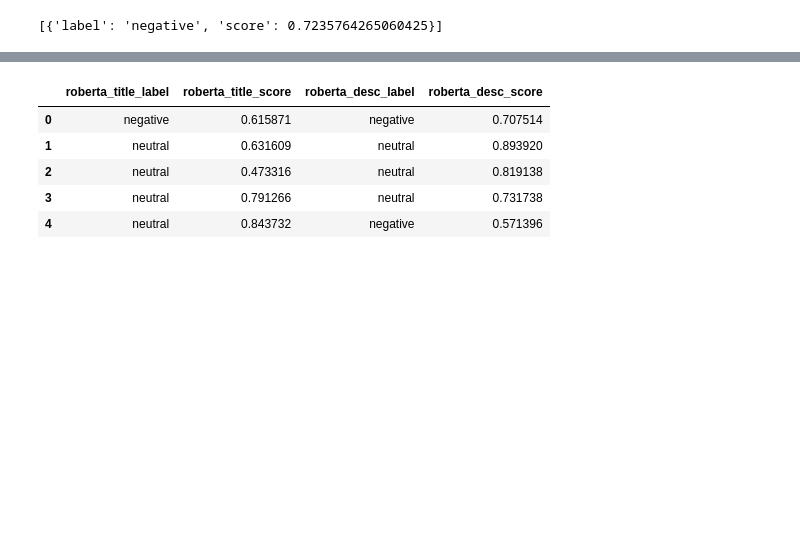
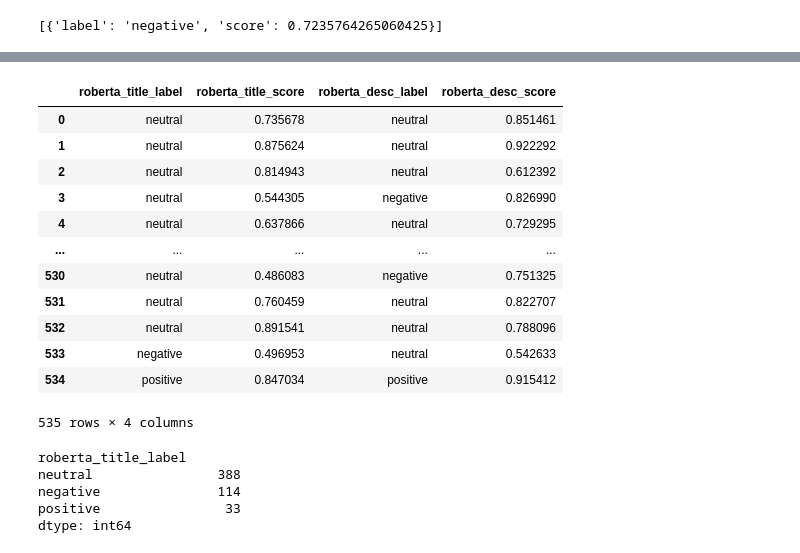
Before and after one commit to annieco29/wid_climate_change_datathon, a Jupyter notebook: notebooks/transformers_sentiment_analysis.ipynb, the cells around one changed output, grey strips where cells are left out. Saved outputs shown, nothing was run; the diff lists cells and outputs as text; code cells hidden in the pictures; blank space fills up the shorter version.

Commit message:
applied sentiment model to data sample of us cities with coordinates

```diff
--- a/notebooks/transformers_sentiment_analysis.ipynb
+++ b/notebooks/transformers_sentiment_analysis.ipynb
@@ -87,11 +87,26 @@ df_sentiment = pd.concat([df, result_columns], axis=1)
 df_sentiment[['roberta_title_label','roberta_title_score']] = df_sentiment['roberta_title'] .apply(lambda x: pd.Series({'label': x[0], 'score': x[1]}))
 df_sentiment[['roberta_desc_label','roberta_desc_score']] = df_sentiment['roberta_description'] .apply(lambda x: pd.Series({'label': x[0], 'score': x[1]}))
 # %%
-df_sample[['roberta_title_label','roberta_title_score','roberta_desc_label','roberta_desc_score']]
+df_sentiment[['roberta_title_label','roberta_title_score','roberta_desc_label','roberta_desc_score']]
 # %% [output]
 |  | roberta_title_label | roberta_title_score | roberta_desc_label | roberta_desc_score |
-| 0 | negative | 0.615871 | negative | 0.707514 |
-| 1 | neutral | 0.631609 | neutral | 0.893920 |
-| 2 | neutral | 0.473316 | neutral | 0.819138 |
-| 3 | neutral | 0.791266 | neutral | 0.731738 |
-| 4 | neutral | 0.843732 | negative | 0.571396 |
+| 0 | neutral | 0.735678 | neutral | 0.851461 |
+| 1 | neutral | 0.875624 | neutral | 0.922292 |
+| 2 | neutral | 0.814943 | neutral | 0.612392 |
+| 3 | neutral | 0.544305 | negative | 0.826990 |
+| 4 | neutral | 0.637866 | neutral | 0.729295 |
+| ... | ... | ... | ... | ... |
+| 530 | neutral | 0.486083 | negative | 0.751325 |
+| 531 | neutral | 0.760459 | neutral | 0.822707 |
+| 532 | neutral | 0.891541 | neutral | 0.788096 |
+| 533 | negative | 0.496953 | neutral | 0.542633 |
+| 534 | positive | 0.847034 | positive | 0.915412 |
+535 rows × 4 columns
+# %%
+df_sentiment[['roberta_title_label']].value_counts()
+# %% [output]
+roberta_title_label
+neutral                388
+negative               114
+positive                33
+dtype: int64
```
Also changed, not shown: parts of 5 cells of this notebook.
